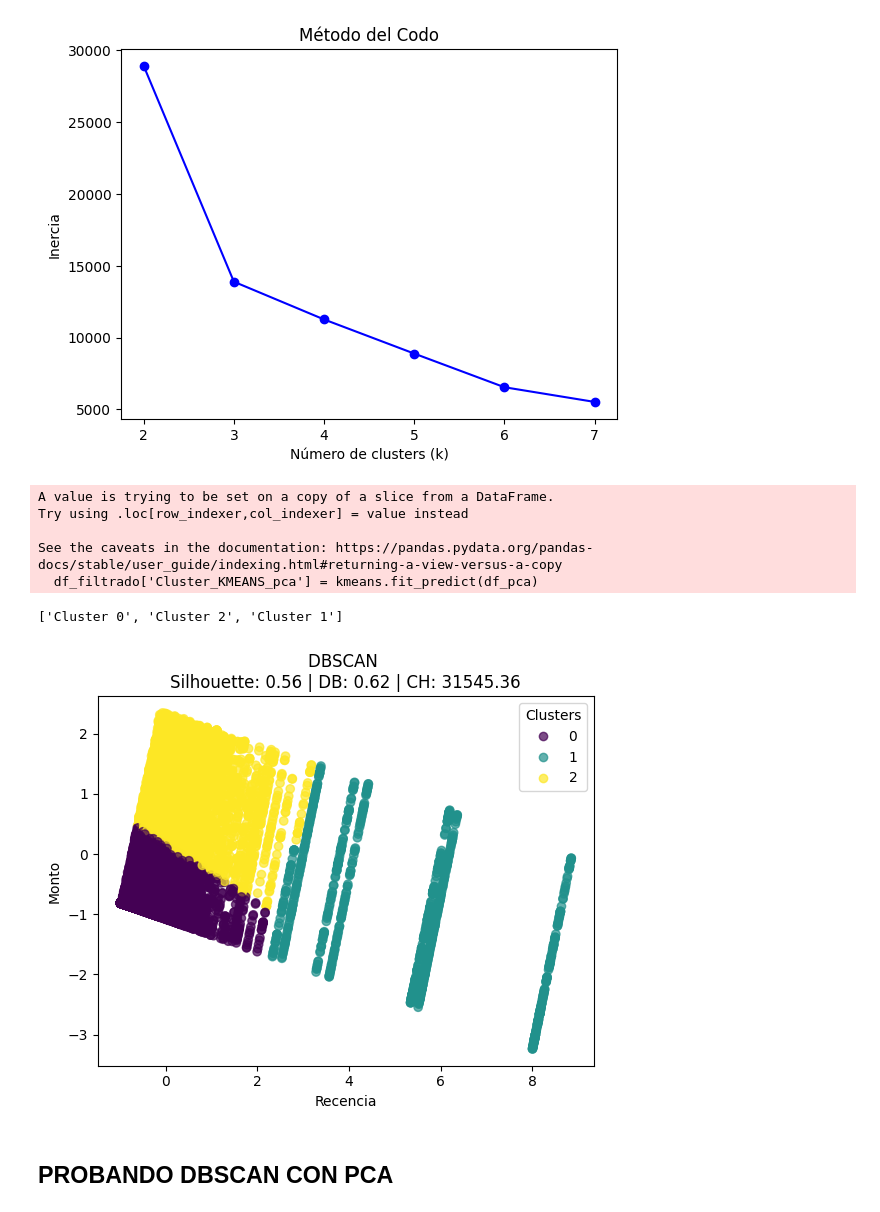
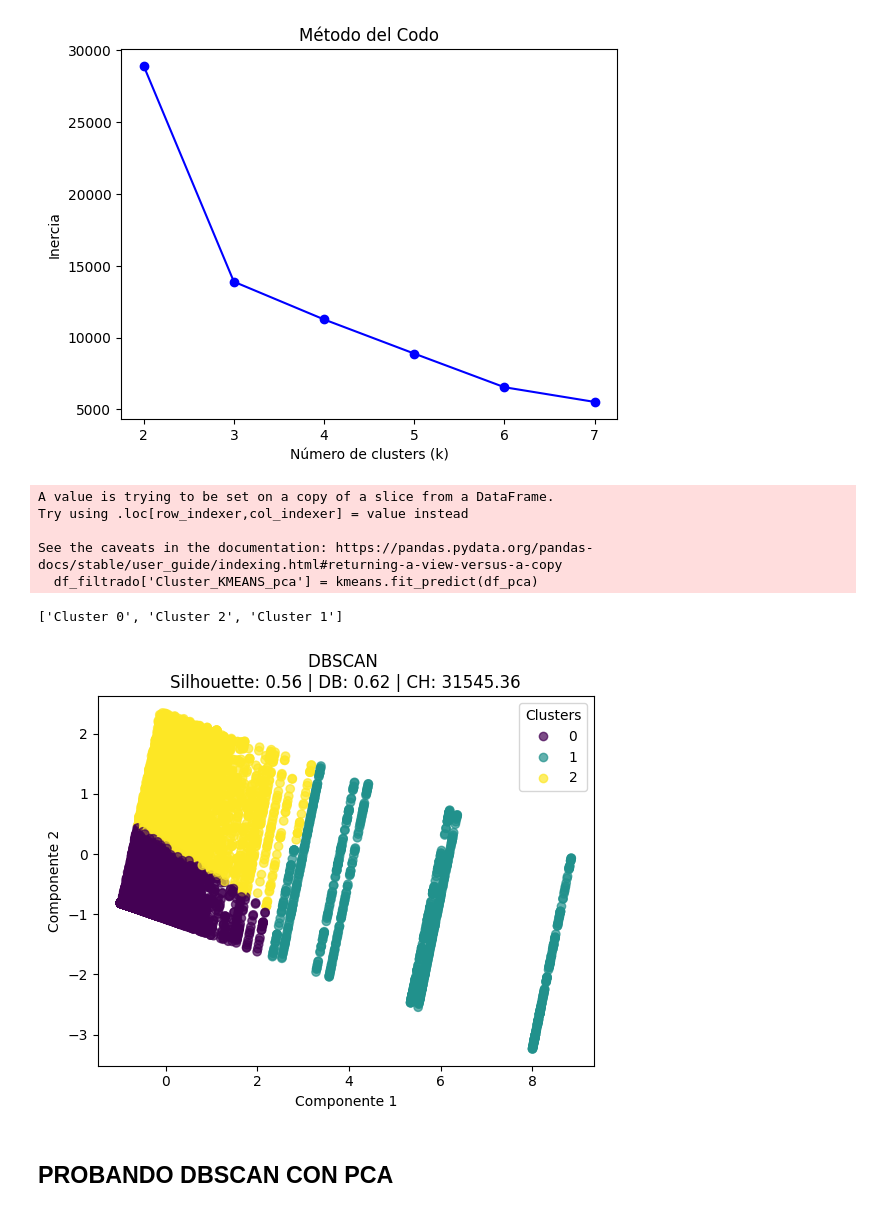
Before and after one commit to LLAES07/Segmentacion_clientes, a Jupyter notebook: notebook/2_MODEL_TRAINING.ipynb, the cells around one changed output. Saved outputs shown, nothing was run; the diff lists cells and outputs as text; code cells hidden in the pictures.

```diff
--- a/notebook/2_MODEL_TRAINING.ipynb
+++ b/notebook/2_MODEL_TRAINING.ipynb
@@ -283,8 +294,8 @@ for i, method in enumerate(linkage_methods):
     # Graficar los puntos en un diagrama de dispersión para las dos primeras columnas
     plt.subplot(2, 2, i+1)
     plt.scatter(X.iloc[:, 0], X.iloc[:, 1], c=labels, cmap='viridis')
-    plt.xlabel('Recencia')
-    plt.ylabel('Monto')
+    plt.xlabel('Componente 1')
+    plt.ylabel('Componente 2')
     plt.title(f'Clustering jerárquico - Enlace: {method}\nSilhouette: {sc:.2f} | DB: {db_index:.2f} | CH: {ch_index:.2f}')
 
 
@@ -326,36 +337,36 @@ plt.show()
 # %%
 # Aplicar algoritmos de clustering (por ejemplo, KMeans)
 kmeans = KMeans(n_clusters=3, random_state=42)
 df_filtrado['Cluster_KMEANS_pca'] = kmeans.fit_predict(df_pca)
 sc = silhouette_score(X, df_filtrado['Cluster_KMEANS_pca'] )
 db_index = davies_bouldin_score(X, df_filtrado['Cluster_KMEANS_pca'] )
 ch_index = calinski_harabasz_score(X, df_filtrado['Cluster_KMEANS_pca'] )
 results2[f'Clustering KMEANS'] = {'silhoutte_score':sc, 'davies_bouldin_score':db_index, 'calinski_score':ch_index}
 
 
 # Visualizar los resultados
 scatter = plt.scatter(X.iloc[:, 0], X.iloc[:, 1], c=df_filtrado['Cluster_KMEANS_pca'], cmap='viridis', alpha=0.7)
-plt.xlabel('Recencia')
-plt.ylabel('Monto')
+plt.xlabel('Componente 1')
+plt.ylabel('Componente 2')
 plt.title(f'DBSCAN \nSilhouette: {sc:.2f} | DB: {db_index:.2f} | CH: {ch_index:.2f}')
 
 # Obtener etiquetas únicas de los clusters
 unique_labels = df_filtrado['Cluster_KMEANS_pca'].unique()
 
 # Generar etiquetas para la leyenda
 legend_labels = [f'Cluster {label}' for label in unique_labels]
 print(legend_labels)
 # Agregar leyenda
 plt.legend(*scatter.legend_elements(), title="Clusters")
 plt.show()
 # %% [output]
 A value is trying to be set on a copy of a slice from a DataFrame.
 Try using .loc[row_indexer,col_indexer] = value instead
 
 See the caveats in the documentation: https://pandas.pydata.org/pandas-docs/stable/user_guide/indexing.html#returning-a-view-versus-a-copy
   df_filtrado['Cluster_KMEANS_pca'] = kmeans.fit_predict(df_pca)
 ['Cluster 0', 'Cluster 2', 'Cluster 1']
-[figure, old version]
+[figure, new version]
 # %% [markdown]
 ## **PROBANDO DBSCAN CON PCA**
 # %%
```
Also changed, not shown: parts of 11 cells of this notebook.
